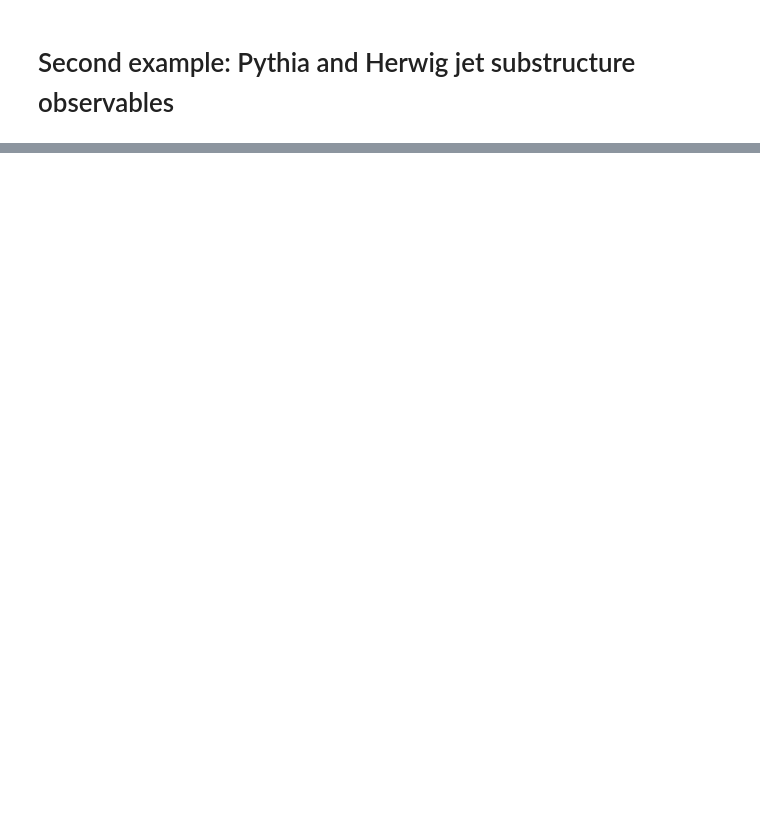
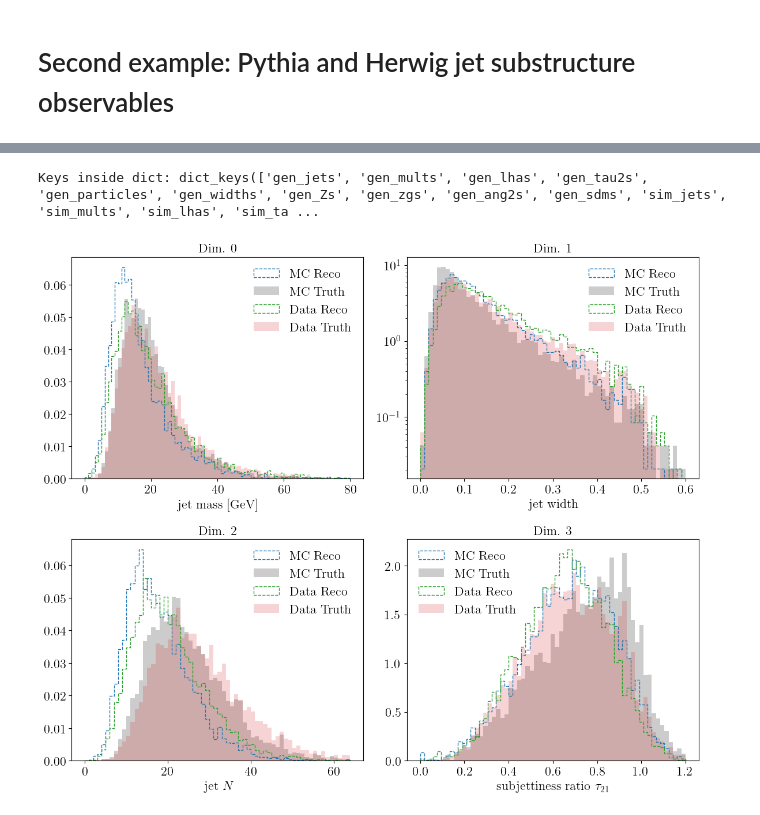
Before and after one commit to javivilladamigo/ICFM_tutorial, a Jupyter notebook: unfolding_tutorial.ipynb, the cells around one changed output, grey strips where cells are left out. Saved outputs shown, nothing was run; the diff lists cells and outputs as text; code cells hidden in the pictures; blank space fills up the shorter version.

```diff
--- a/unfolding_tutorial.ipynb
+++ b/unfolding_tutorial.ipynb
@@ -620,4 +624,38 @@ def get_observables(dataset):
     gen_features[:, 3] = gen_features[:, 3] / (10 ** -50 + gen_features[:, 1])
     sim_features[:, 3] = sim_features[:, 3] / (10 ** -50 + sim_features[:, 1])
     return gen_features, sim_features
+# %%
+pythia = ef.zjets_delphes.load('Pythia26', num_data=2000, pad =True, cache_dir="./") # our sythetic sim
+herwig = ef.zjets_delphes.load("Herwig", num_data=2000, pad=True, cache_dir='./')
+
+# Inspect data
+print("Keys inside dict:", pythia.keys())
+
+# # sim
+MC_truth, MC_reco = get_observables(pythia)
+# # 'data'
+data_truth, data_reco = get_observables(herwig)
+bins = [np.linspace(0, 80,  81),    # jet mass
+        np.linspace(0, .6, 64),     # jet  width
+        np.linspace(0.0, 64, 65),   # jet N
+        np.linspace(0, 1.2, 64)     # subjettiness ratio
+        ]
+
+labels = ['jet mass [GeV]', 'jet width', 'jet $N$', r'subjettiness ratio $\tau_{21}$']
+
+# plot the data
+fig, axs = plt.subplots(2, 2, figsize=(12, 10))
+for i, ax in enumerate(axs.flatten()):
+    ax.hist(MC_reco[:, i], density=True, histtype="step", bins=bins[i], label="MC Reco", color = MC_RECO_COLOR, ls="dashed")
+    ax.hist(MC_truth[:, i], density=True, histtype="stepfilled", bins=bins[i], label="MC Truth", color = MC_HARD_COLOR, ls="solid", alpha = 0.2)
+    ax.hist(data_reco[:, i], density=True, histtype="step", bins=bins[i], label="Data Reco", color = DATA_RECO_COLOR, ls="dashed")
+    ax.hist(data_truth[:, i], density=True, histtype="stepfilled", bins=bins[i], label="Data Truth", color = DATA_HARD_COLOR, ls="solid", alpha = 0.2)
+    ax.legend(frameon=False)
+    ax.set_yscale("log" if i == 1 else "linear")
+    ax.set_title(f"Dim. {i}")
+    ax.set_xlabel(labels[i])
+fig.tight_layout()
+# %% [output]
+Keys inside dict: dict_keys(['gen_jets', 'gen_mults', 'gen_lhas', 'gen_tau2s', 'gen_particles', 'gen_widths', 'gen_Zs', 'gen_zgs', 'gen_ang2s', 'gen_sdms', 'sim_jets', 'sim_mults', 'sim_lhas', 'sim_ta ...
+[figure, added]
 # %%
```
Also changed, not shown: parts of 7 cells of this notebook.
